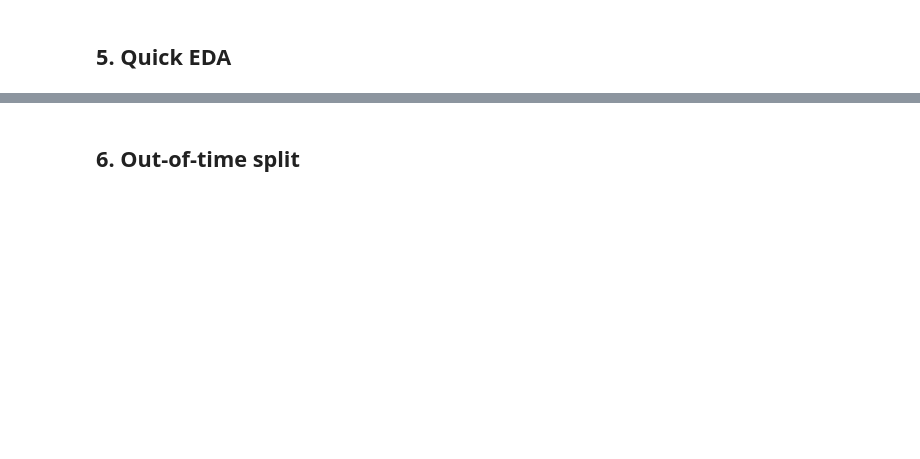
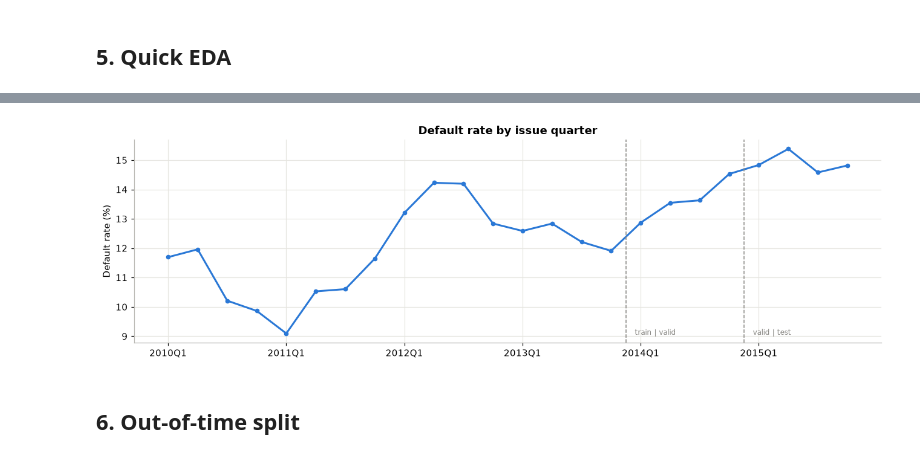
Before and after one commit to natsumisugimoto817/bank-risk-ml, a Jupyter notebook: src/01_credit_scoring_ebm.ipynb, the cells around one changed output, grey strips where cells are left out. Cells and saved outputs as stored; diff of their text form; code cells hidden in the pictures; blank space fills up the shorter version.

```diff
--- a/src/01_credit_scoring_ebm.ipynb
+++ b/src/01_credit_scoring_ebm.ipynb
@@ -165,23 +257,19 @@ df[FEATURES].describe().T[["count", "mean", "50%", "min", "max"]]
 # %%
-fig, axes = plt.subplots(1, 2, figsize=(12, 3.8))
+# 5.7 default rate by issue quarter
+fig, axes = plt.subplots(1, 1, figsize=(12, 3.8))
 
 q = df.groupby(df["issue_d"].dt.to_period("Q"))["default"].mean() * 100
-axes[0].plot(range(len(q)), q.values, color=COLORS["EBM"], marker="o", markersize=4)
-axes[0].set_xticks(range(0, len(q), 4), [str(p) for p in q.index[::4]])
-axes[0].set_title("Default rate by issue quarter")
-axes[0].set_ylabel("Default rate (%)")
+axes.plot(range(len(q)), q.values, color=COLORS["EBM"], marker="o", markersize=4)
+axes.set_xticks(range(0, len(q), 4), [str(p) for p in q.index[::4]])
+axes.set_title("Default rate by issue quarter")
+axes.set_ylabel("Default rate (%)")
 for y, name in [(TRAIN_YEARS[-1], "train | valid"), (VALID_YEAR, "valid | test")]:
     pos = np.searchsorted([p.year for p in q.index], y, side="right") - 0.5
-    axes[0].axvline(pos, color=GREY, ls="--", lw=1)
-    axes[0].text(pos + 0.3, 0.03, name, transform=axes[0].get_xaxis_transform(), ha="left", va="bottom", fontsize=8, color=GREY)
-
-bands = pd.cut(df["fico"], bins=[600, 660, 680, 700, 720, 740, 760, 850])
-fb = df.groupby(bands, observed=True)["default"].mean() * 100
-axes[1].bar(range(len(fb)), fb.values, color=COLORS["EBM"], width=0.7)
-axes[1].set_xticks(range(len(fb)), [str(b) for b in fb.index], rotation=30)
-axes[1].set_title("Default rate by FICO band")
-axes[1].set_ylabel("Default rate (%)")
+    axes.axvline(pos, color=GREY, ls="--", lw=1)
+    axes.text(pos + 0.3, 0.03, name, transform=axes.get_xaxis_transform(), ha="left", va="bottom", fontsize=8, color=GREY)
 plt.tight_layout(); plt.show()
+# %% [output]
+[figure, added]
 # %% [markdown]
 ## 6. Out-of-time split
 # %%
```
Also changed, not shown: parts of 24 cells of this notebook, 1 other file.
